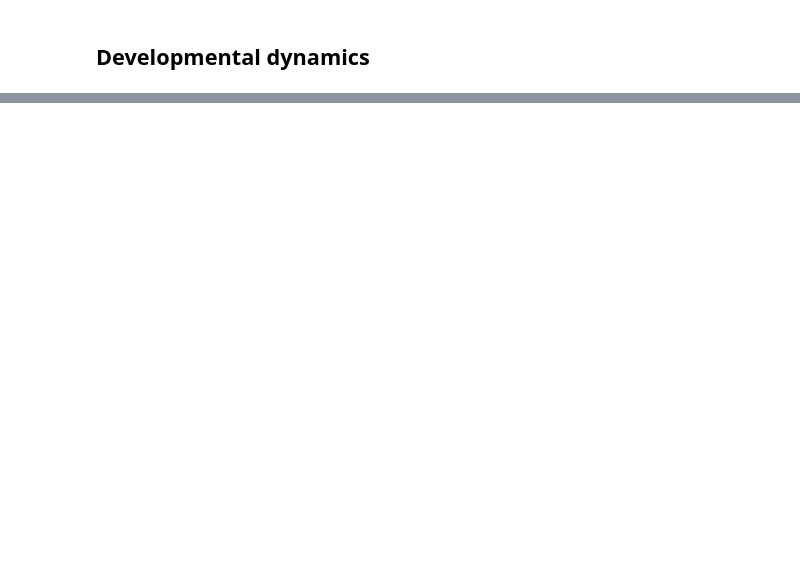
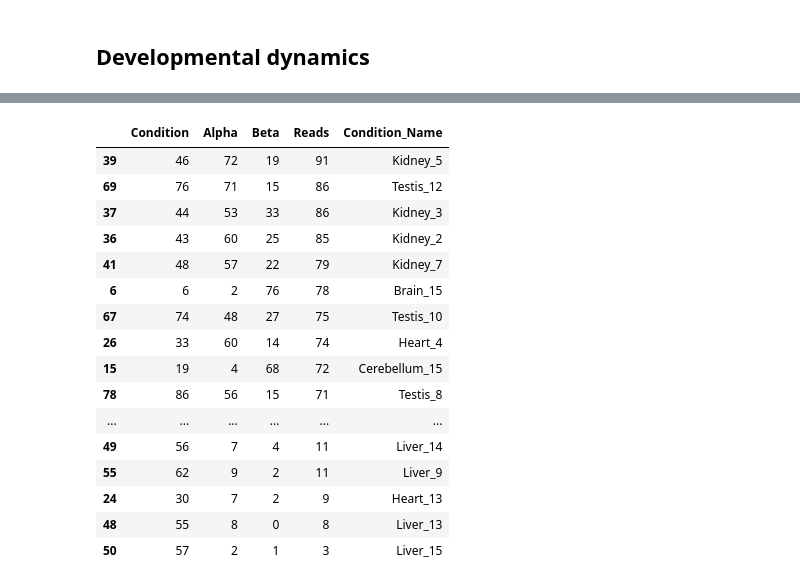
Before and after one commit to anamariaelek/alphagenome-pytorch, a Jupyter notebook: examples/notebooks/usage_data.ipynb, the cells around one changed output, grey strips where cells are left out. Drawn from its saved outputs; the diff is of its cells as text; code cells hidden in the pictures; blank space fills up the shorter version.

```diff
--- a/examples/notebooks/usage_data.ipynb
+++ b/examples/notebooks/usage_data.ipynb
@@ -934,0 +998,14 @@ df[(df['Region'] == 'X') & (df['Site'] == 70493475)]
+# %%
+xx = df_all[(df_all['Chromosome'] == 'X') & (df_all['Position'] == 70493375) & (df_all['Strand'] == '+')]
+print(f"{len(xx['Condition'].unique())} conditions")
+# Reads = Alpha + Beta (per row)
+xx['Reads'] = xx['Alpha'] + xx['Beta']
+# Sum Alpha, Beta and Reads per condition
+xx = xx.groupby('Condition')[['Alpha', 'Beta', 'Reads']].sum().reset_index()
+# Sort by Reads
+xx = xx.sort_values('Reads', ascending=False)
+# Add condition labels
+cond_labels = data_config['human']['condition_labels']
+idx_to_name = {v: k for k, v in cond_labels.items()}
+xx['Condition_Name'] = xx['Condition'].map(idx_to_name)
+xx
@@ -934,0 +1032,20 @@ df[(df['Region'] == 'X') & (df['Site'] == 70493475)]
+# %%
+xx[xx["Reads"]<100]
+# %% [output]
+|  | Condition | Alpha | Beta | Reads | Condition_Name |
+| 39 | 46 | 72 | 19 | 91 | Kidney_5 |
+| 69 | 76 | 71 | 15 | 86 | Testis_12 |
+| 37 | 44 | 53 | 33 | 86 | Kidney_3 |
+| 36 | 43 | 60 | 25 | 85 | Kidney_2 |
+| 41 | 48 | 57 | 22 | 79 | Kidney_7 |
+| 6 | 6 | 2 | 76 | 78 | Brain_15 |
+| 67 | 74 | 48 | 27 | 75 | Testis_10 |
+| 26 | 33 | 60 | 14 | 74 | Heart_4 |
+| 15 | 19 | 4 | 68 | 72 | Cerebellum_15 |
+| 78 | 86 | 56 | 15 | 71 | Testis_8 |
+| ... | ... | ... | ... | ... | ... |
+| 49 | 56 | 7 | 4 | 11 | Liver_14 |
+| 55 | 62 | 9 | 2 | 11 | Liver_9 |
+| 24 | 30 | 7 | 2 | 9 | Heart_13 |
+| 48 | 55 | 8 | 0 | 8 | Liver_13 |
+| 50 | 57 | 2 | 1 | 3 | Liver_15 |
```
Also changed, not shown: parts of 20 cells of this notebook, 11 other files.
